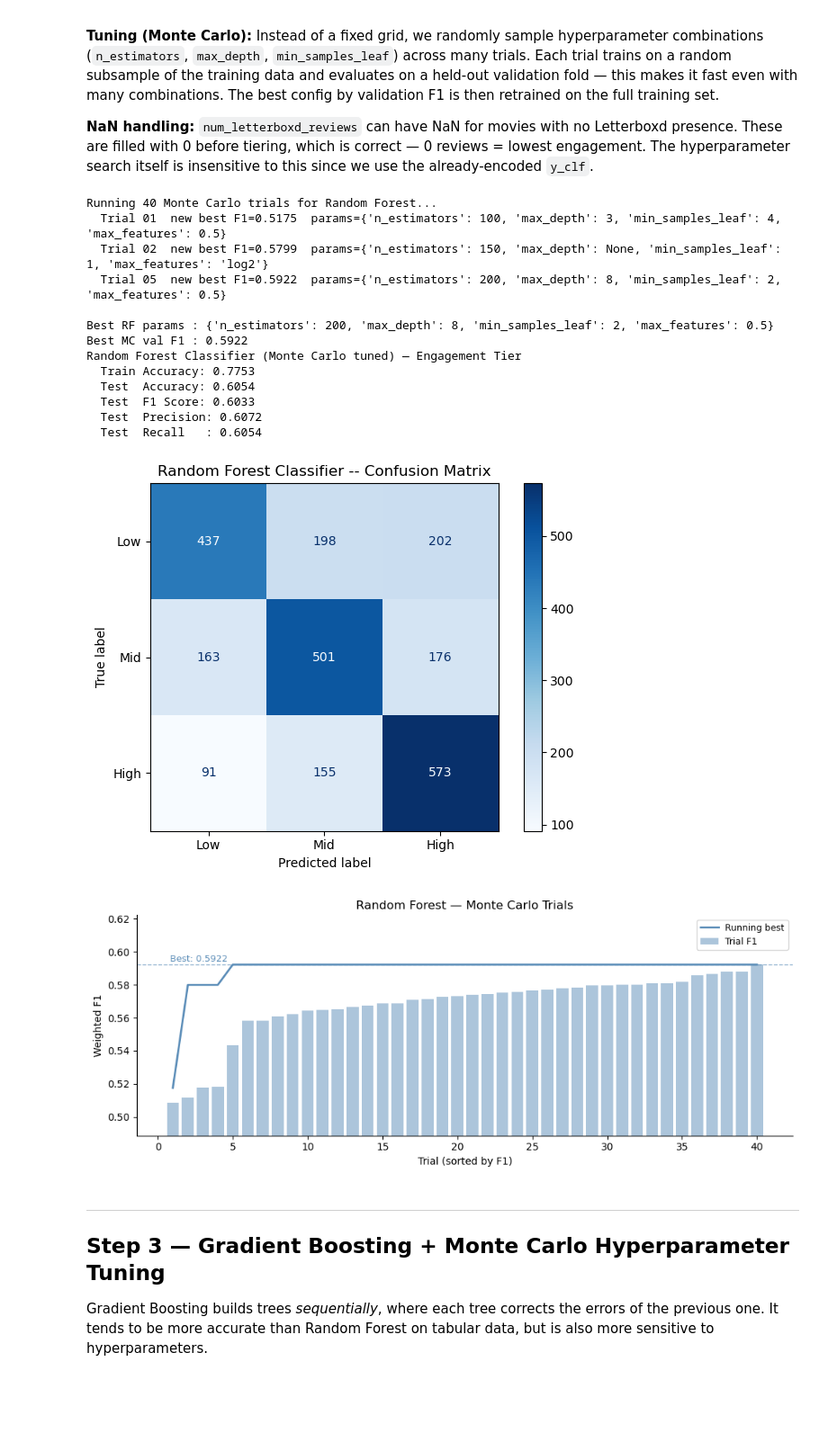
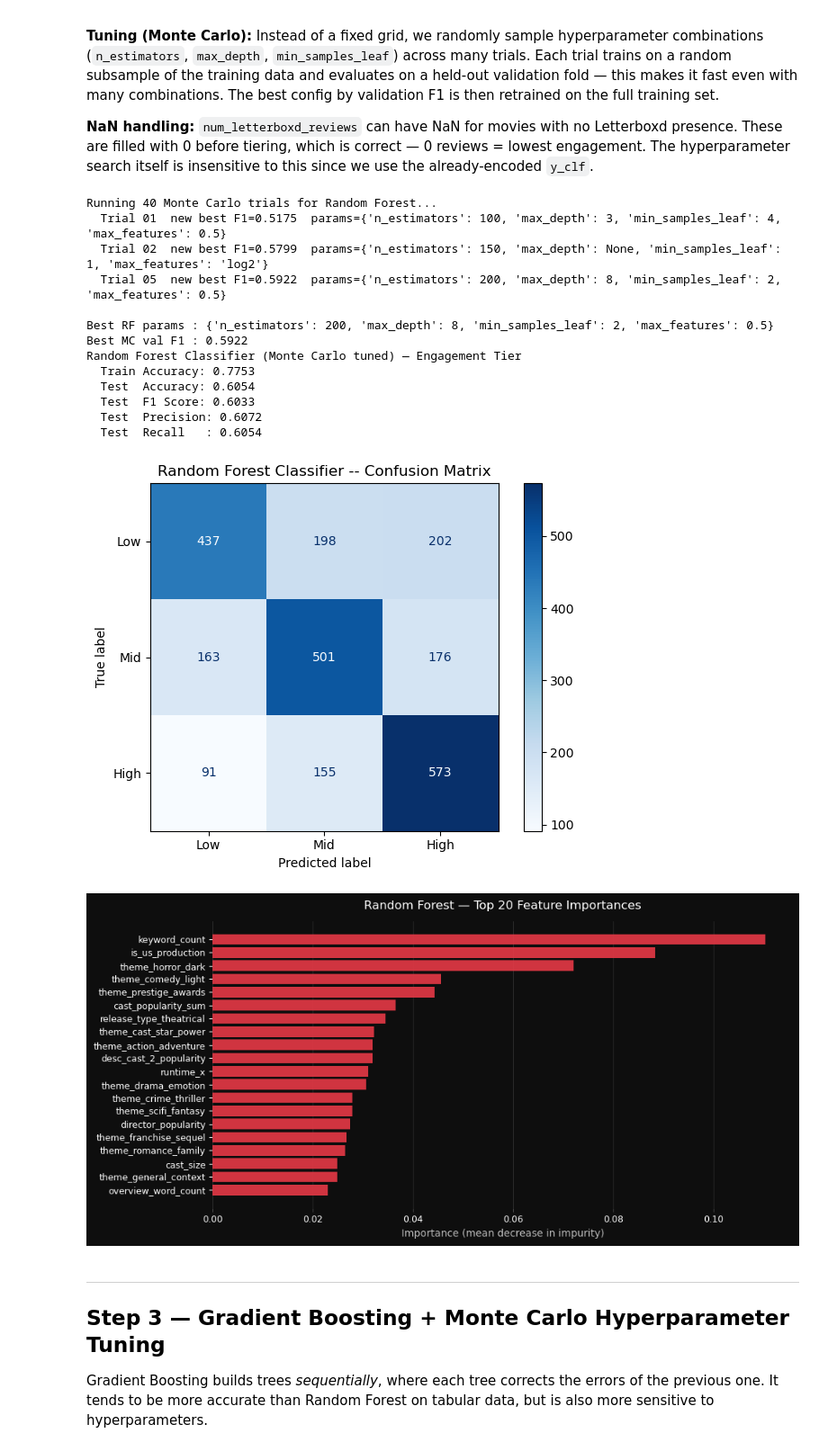
Before and after one commit to WobinWobin/data-trio-project, a Jupyter notebook: ML/cinemath_ml_hyperparameter.ipynb, the cells around one changed output. Shown at 90% size. Cells and saved outputs as stored; diff of their text form; code cells hidden in the pictures; blank space fills up the shorter version.

```diff
--- a/ML/cinemath_ml_hyperparameter.ipynb
+++ b/ML/cinemath_ml_hyperparameter.ipynb
@@ -707,53 +704,47 @@ print(f'Best MC val F1 : {best_rf_score:.4f}')
 rf_clf = RandomForestClassifier(
     **best_rf_params, random_state=42, n_jobs=-1, class_weight='balanced'
 ).fit(X_clf_train, y_clf_train)
 
 evaluate_clf(
     f'Random Forest Classifier (Monte Carlo tuned) — Engagement Tier',
     y_clf_train, rf_clf.predict(X_clf_train),
     y_clf_test,  rf_clf.predict(X_clf_test)
 )
 plot_confusion('Random Forest Classifier', y_clf_test, rf_clf.predict(X_clf_test),
                labels=['Low', 'Mid', 'High'])
 
-# ── MONTE CARLO TRIAL HISTORY — RF ──────────────────────────────────────
-fig, ax = plt.subplots(figsize=(10, 4))
+fig, ax = plt.subplots(figsize=(10, 5))
+fig.patch.set_facecolor('#0e0e0e')
+ax.set_facecolor('#0e0e0e')
 
-scores       = pd.DataFrame(rf_trial_log).sort_values('val_f1')['val_f1'].values
-running_best = pd.DataFrame(rf_trial_log)['val_f1'].cummax().values
-trials       = np.arange(1, len(scores) + 1)
-
-ax.bar(trials, scores, color='#5B8DB8', alpha=0.5, label='Trial F1')
-ax.plot(np.arange(1, len(running_best) + 1), running_best,
-        color='#5B8DB8', linewidth=2, label='Running best')
-ax.axhline(scores.max(), color='#5B8DB8', linestyle='--', linewidth=1, alpha=0.6)
-ax.text(len(scores) * 0.02, scores.max() + 0.002,
-        f'Best: {scores.max():.4f}', fontsize=9, color='#5B8DB8')
-
-ax.set_title('Random Forest — Monte Carlo Trials', fontsize=12)
-ax.set_xlabel('Trial (sorted by F1)')
-ax.set_ylabel('Weighted F1')
-ax.set_ylim(scores.min() - 0.02, scores.max() + 0.03)
-ax.legend(fontsize=9)
-ax.spines[['top', 'right']].set_visible(False)
+ax.barh(top20.index, top20.values, color='#E63946', alpha=0.9)
+ax.set_title('Random Forest — Top 20 Feature Importances', fontsize=12, color='white', pad=12)
+ax.set_xlabel('Importance (mean decrease in impurity)', fontsize=10, color='#bbbbbb')
+ax.tick_params(colors='white', labelsize=9)
+ax.xaxis.label.set_color('#bbbbbb')
+for spine in ax.spines.values():
+    spine.set_visible(False)
+ax.xaxis.set_tick_params(color='#444444')
+ax.set_axisbelow(True)
+ax.xaxis.grid(True, color='#2a2a2a', linewidth=0.7)
 plt.tight_layout()
 plt.show()
 # %% [output]
 Running 40 Monte Carlo trials for Random Forest...
   Trial 01  new best F1=0.5175  params={'n_estimators': 100, 'max_depth': 3, 'min_samples_leaf': 4, 'max_features': 0.5}
   Trial 02  new best F1=0.5799  params={'n_estimators': 150, 'max_depth': None, 'min_samples_leaf': 1, 'max_features': 'log2'}
   Trial 05  new best F1=0.5922  params={'n_estimators': 200, 'max_depth': 8, 'min_samples_leaf': 2, 'max_features': 0.5}
 
 Best RF params : {'n_estimators': 200, 'max_depth': 8, 'min_samples_leaf': 2, 'max_features': 0.5}
 Best MC val F1 : 0.5922
 Random Forest Classifier (Monte Carlo tuned) — Engagement Tier
   Train Accuracy: 0.7753
   Test  Accuracy: 0.6054
   Test  F1 Score: 0.6033
   Test  Precision: 0.6072
   Test  Recall   : 0.6054
 [figure]
-[figure, old version]
+[figure, new version]
 # %% [markdown]
 ---
 ## Step 3 — Gradient Boosting + Monte Carlo Hyperparameter Tuning
```
Also changed, not shown: parts of 6 cells of this notebook.
